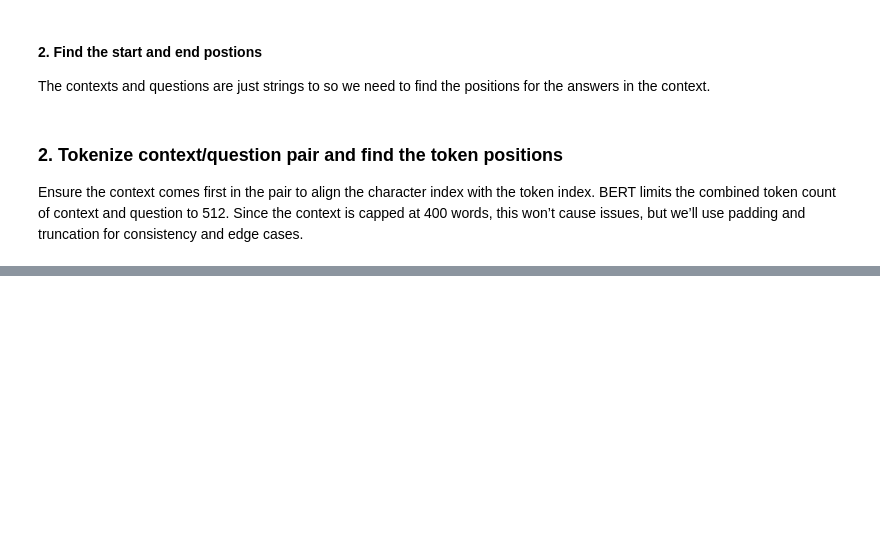
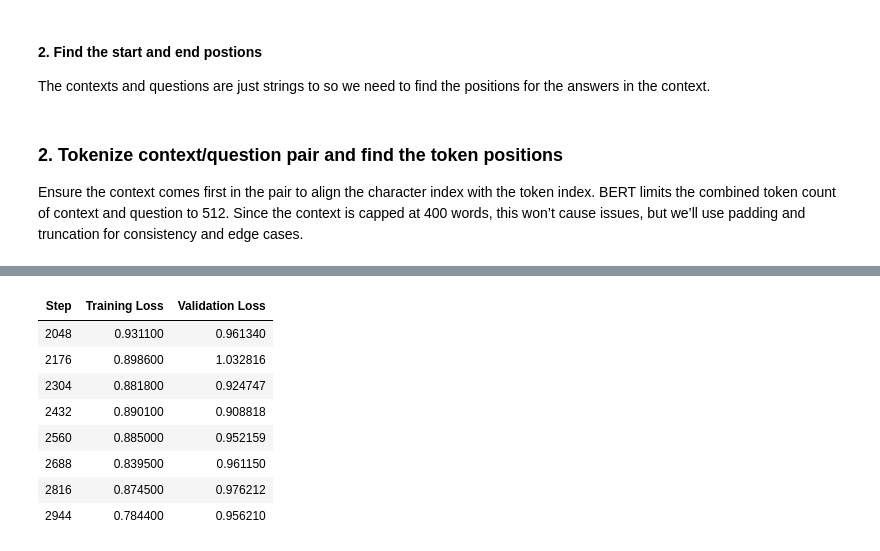
Before and after one commit to AR615598/QuizBowl_QA, a Jupyter notebook: QuizBowl/guessModel.ipynb, the cells around one changed output, grey strips where cells are left out. Saved outputs shown, nothing was run; the diff lists cells and outputs as text; code cells hidden in the pictures; blank space fills up the shorter version.

```diff
--- a/QuizBowl/guessModel.ipynb
+++ b/QuizBowl/guessModel.ipynb
@@ -177,0 +230,16 @@ class BartTrainer(Trainer):
+# %%
+from sklearn.model_selection import train_test_split
+
+
+DISTILBERT_DROPOUT = 0.4
+DISTILBERT_ATT_DROPOUT = 0.4
+
+mini_train = train[:7500]
+tokenizer = DistilBertTokenizerFast.from_pretrained(checkpoint)
+earlyStop = EarlyStoppingCallback(early_stopping_patience= 5, early_stopping_threshold=.1)
+
+def model_init():
+    return (DistilBertForQuestionAnswering.from_pretrained(checkpoint, dropout=DISTILBERT_DROPOUT, attention_dropout=DISTILBERT_ATT_DROPOUT))
+
+# If regression or non-stratified case
+X_train_subset, _ = train_test_split(train,test_size=0.8)
@@ -232,0 +465,70 @@ trainer.train()
+# %%
+def model_init():
+
+    DISTILBERT_DROPOUT = 0.4
+    DISTILBERT_ATT_DROPOUT = 0.4
+
+    if not torch.backends.mps.is_available():
+        if not torch.backends.mps.is_built():
+            print("MPS not available because the current PyTorch install was not "
+                "built with MPS enabled.")
+        else:
+            print("MPS not available because the current MacOS version is not 12.3+ "
+              "and/or you do not have an MPS-enabled device on this machine.")
+    else:
+            mps_device = torch.device("mps")
+
+    model = DistilBertForQuestionAnswering.from_pretrained(checkpoint, dropout=DISTILBERT_DROPOUT, attention_dropout=DISTILBERT_ATT_DROPOUT)
+    model.to(mps_device)
+
+    return model
+
+training_args = TrainingArguments(
+    # General Training Settings
+    output_dir="../res/models/optuna_IncludeNA",
+    num_train_epochs=2,
+    logging_steps=128,
+
+    # Batch Size & Accumulation
+    per_device_train_batch_size=16,
+    gradient_accumulation_steps=4,
+    per_device_eval_batch_size=16,
+    eval_accumulation_steps=4,
+
+    # Learning Rate and Scheduler
+    learning_rate= 0.0001295,
+    warmup_ratio=0.2,
+    lr_scheduler_type="inverse_sqrt",
+
+    # Weight Decay & Regularization
+    weight_decay=0.012,
+
+    # Checkpoints & Saving
+    eval_strategy="steps",
+    save_strategy="best",
+    eval_steps=128,
+    save_steps=512,
+    load_best_model_at_end=True,
+
+    # Metrics & Evaluation
+    include_for_metrics=['loss'],
+    metric_for_best_model="loss",
+
+    # Hub
+    push_to_hub=False,
+)
+
+# Trainer Initialization
+trainer = BartTrainer(
+    model_init=model_init,
+    args=training_args,
+    train_dataset=train,
+    eval_dataset=val,
+    data_collator=DefaultDataCollator(),
+    processing_class=tokenizer,
+)
+
+# Training and Model Saving
+trainer.train(resume_from_checkpoint=True)
+trainer.save_model("../res/models/optuna_IncludeNA")
+# %% [output]
@@ -232,0 +536,9 @@ trainer.train()
+| Step | Training Loss | Validation Loss |
+| 2048 | 0.931100 | 0.961340 |
+| 2176 | 0.898600 | 1.032816 |
+| 2304 | 0.881800 | 0.924747 |
+| 2432 | 0.890100 | 0.908818 |
+| 2560 | 0.885000 | 0.952159 |
+| 2688 | 0.839500 | 0.961150 |
+| 2816 | 0.874500 | 0.976212 |
+| 2944 | 0.784400 | 0.956210 |
```
Also changed, not shown: parts of 22 cells of this notebook.
